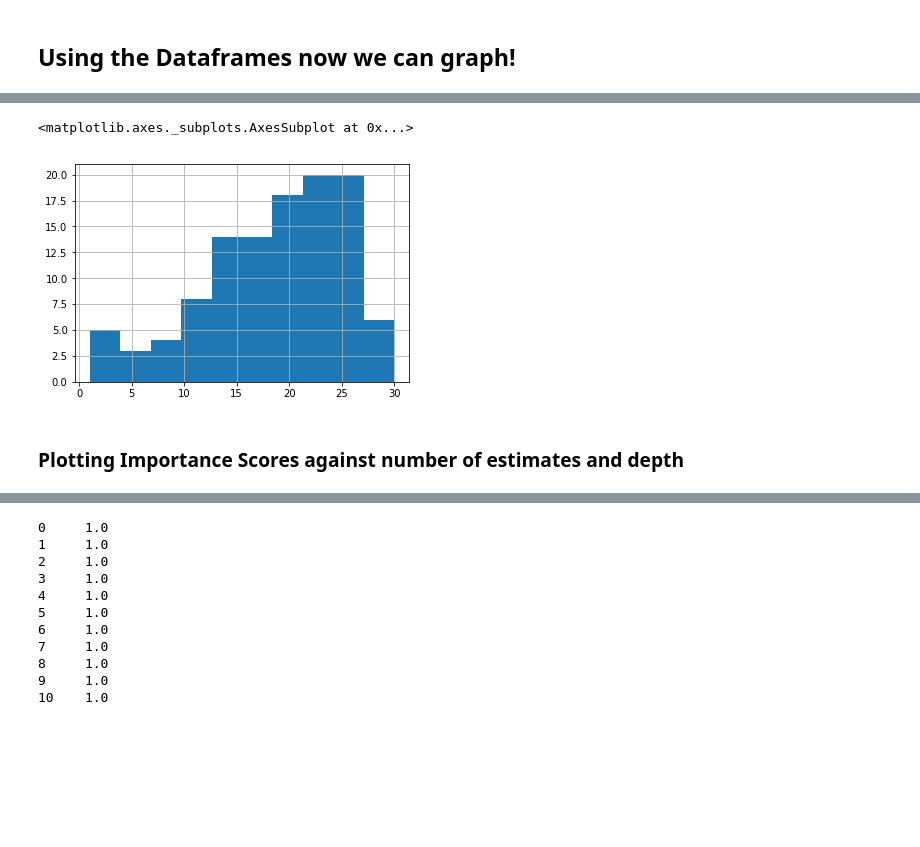
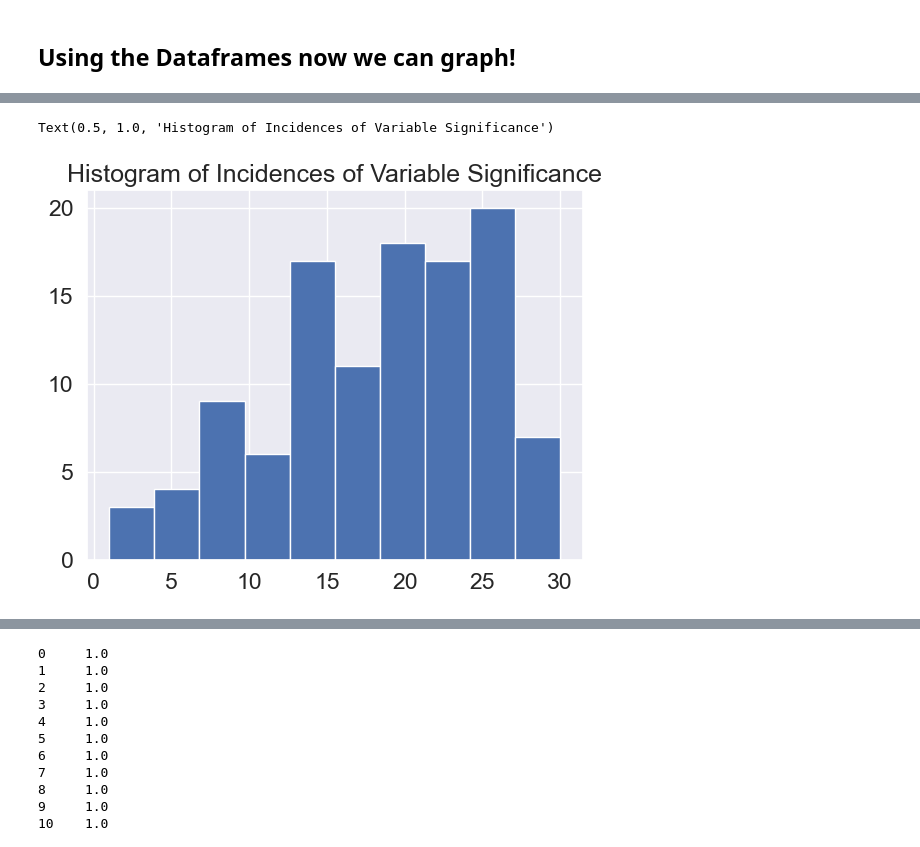
Before and after one commit to ascurlock/Advanced_project_CS5010, a Jupyter notebook: Random Forest Summary.ipynb, the cells around one changed output, grey strips where cells are left out. Saved outputs shown, nothing was run; the diff lists cells and outputs as text; code cells hidden in the pictures; blank space fills up the shorter version.

```diff
--- a/Random Forest Summary.ipynb
+++ b/Random Forest Summary.ipynb
@@ -183,6 +248,8 @@ variableScoreTracker.head()
 # %%
+sns.set(font_scale=1.5) #make sure text is big enough to read
+
 #Plotting the depth/# of variables vs the accuracy
-sns.scatterplot(x="depths", y="accuracy", data=accMeasure)
+sns.scatterplot(x="depths", y="accuracy", data=accMeasure).set_title("# of variables vs Accuracy")
 
 #Summary: More variables means more accuracy but there is a danger of overfitting
 # %% [output]
@@ -201,10 +266,8 @@ sns.scatterplot(x="n_ests", y="accuracy", data=accMeasure)
 # %%
 #Out of 30 random forests how many times was a particular variable considered significant?
-variableImportanceTracker['counter'].hist()
+variableImportanceTracker['counter'].hist().set_title("Histogram of Incidences of Variable Significance")
 # %% [output]
-<matplotlib.axes._subplots.AxesSubplot at 0x...>
+Text(0.5, 1.0, 'Histogram of Incidences of Variable Significance')
-[figure, old version]
+[figure, new version]
-# %% [markdown]
-### Plotting Importance Scores against number of estimates and depth
 # %%
 #Plotting the number of estimates/trees vs the score of gill-size_b
```
Also changed, not shown: parts of 29 cells of this notebook, 2 other files.
